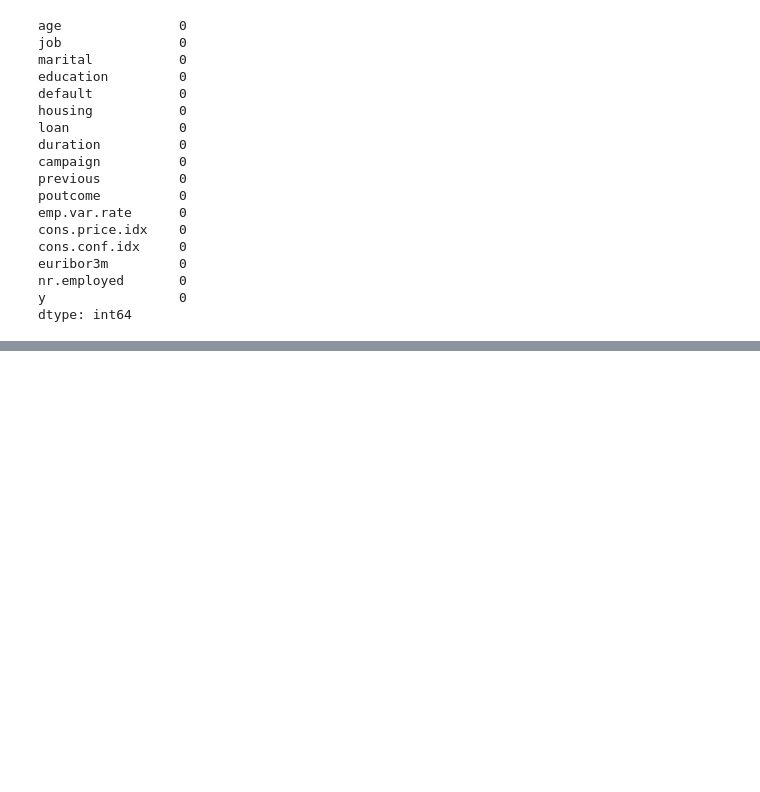
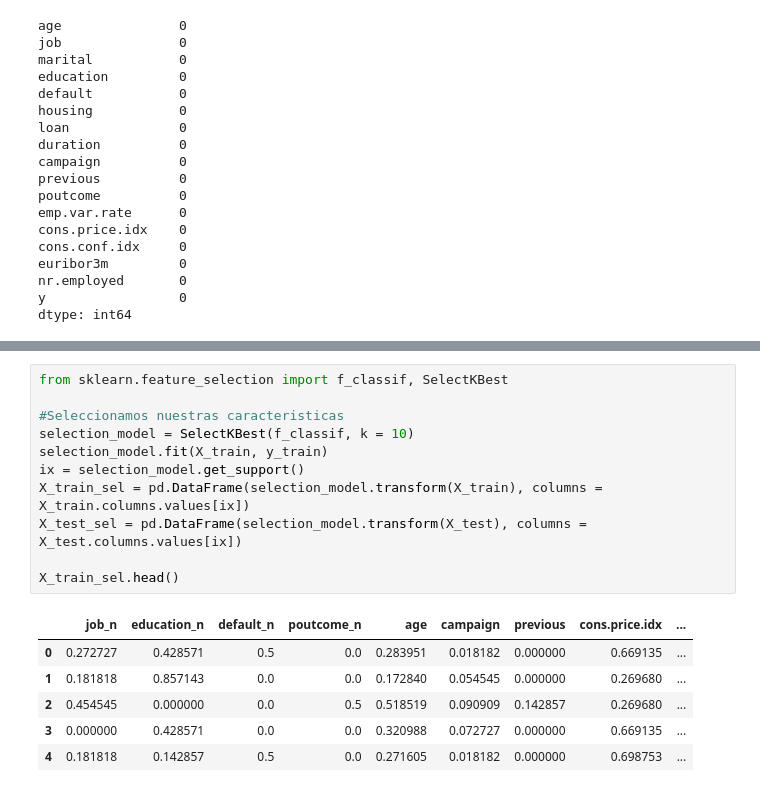
Before and after one commit to Adrian-Mas/Ejercicio_ML, a Jupyter notebook: src/explore.ipynb, the cells around one changed output, grey strips where cells are left out. Saved outputs shown, nothing was run; the diff lists cells and outputs as text; blank space fills up the shorter version.

```diff
--- a/src/explore.ipynb
+++ b/src/explore.ipynb
@@ -370,0 +455,18 @@ dtype: int64
+# %%
+from sklearn.feature_selection import f_classif, SelectKBest
+
+#Seleccionamos nuestras caracteristicas
+selection_model = SelectKBest(f_classif, k = 10)
+selection_model.fit(X_train, y_train)
+ix = selection_model.get_support()
+X_train_sel = pd.DataFrame(selection_model.transform(X_train), columns = X_train.columns.values[ix])
+X_test_sel = pd.DataFrame(selection_model.transform(X_test), columns = X_test.columns.values[ix])
+
+X_train_sel.head()
+# %% [output]
+|  | job_n | education_n | default_n | poutcome_n | age | campaign | previous | cons.price.idx | ... |
+| 0 | 0.272727 | 0.428571 | 0.5 | 0.0 | 0.283951 | 0.018182 | 0.000000 | 0.669135 | ... |
+| 1 | 0.181818 | 0.857143 | 0.0 | 0.0 | 0.172840 | 0.054545 | 0.000000 | 0.269680 | ... |
+| 2 | 0.454545 | 0.000000 | 0.0 | 0.5 | 0.518519 | 0.090909 | 0.142857 | 0.269680 | ... |
+| 3 | 0.000000 | 0.428571 | 0.0 | 0.0 | 0.320988 | 0.072727 | 0.000000 | 0.669135 | ... |
+| 4 | 0.181818 | 0.142857 | 0.5 | 0.0 | 0.271605 | 0.018182 | 0.000000 | 0.698753 | ... |
```
Also changed, not shown: parts of 10 cells of this notebook, 2 other files.
